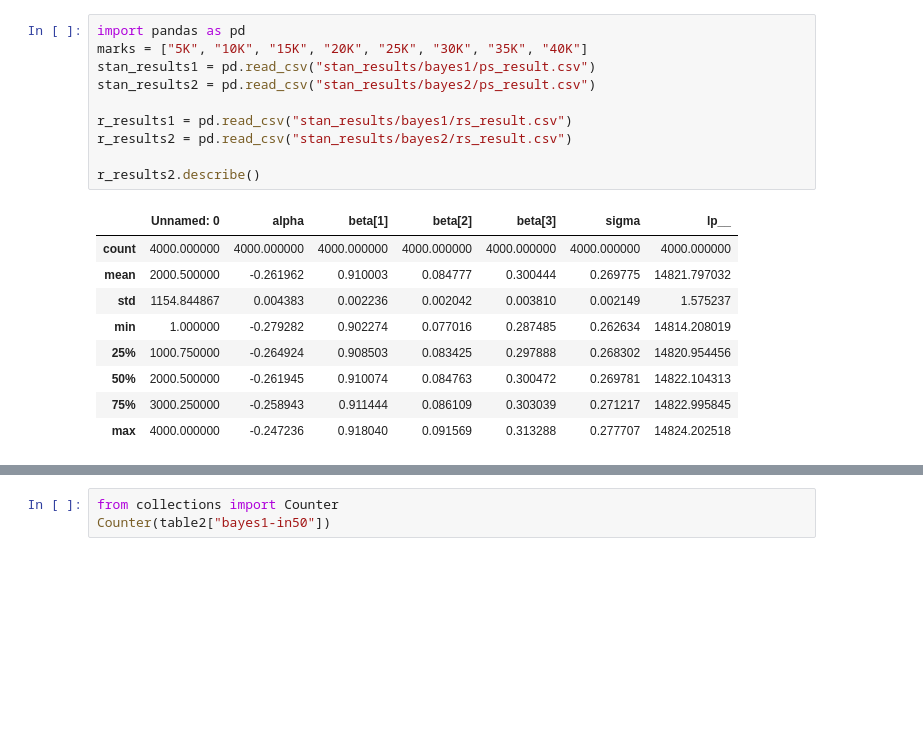
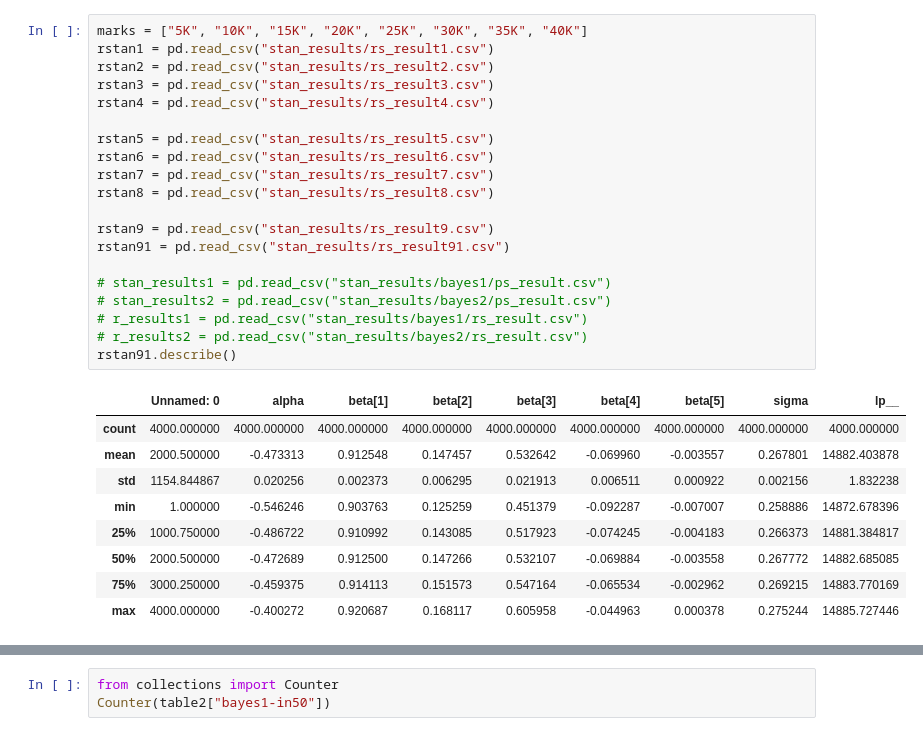
Before and after one commit to eaegerber/Marathon_Predictor, a Jupyter notebook: pystan_test.ipynb, the cells around one changed output, grey strips where cells are left out. Drawn from its saved outputs; the diff is of its cells as text; blank space fills up the shorter version.

```diff
--- a/pystan_test.ipynb
+++ b/pystan_test.ipynb
@@ -23,23 +41,33 @@ test.to_csv("test.csv")
 # %%
-import pandas as pd
 marks = ["5K", "10K", "15K", "20K", "25K", "30K", "35K", "40K"]
-stan_results1 = pd.read_csv("stan_results/bayes1/ps_result.csv")
-stan_results2 = pd.read_csv("stan_results/bayes2/ps_result.csv")
+rstan1 = pd.read_csv("stan_results/rs_result1.csv")
+rstan2 = pd.read_csv("stan_results/rs_result2.csv")
+rstan3 = pd.read_csv("stan_results/rs_result3.csv")
+rstan4 = pd.read_csv("stan_results/rs_result4.csv")
 
-r_results1 = pd.read_csv("stan_results/bayes1/rs_result.csv")
-r_results2 = pd.read_csv("stan_results/bayes2/rs_result.csv")
+rstan5 = pd.read_csv("stan_results/rs_result5.csv")
+rstan6 = pd.read_csv("stan_results/rs_result6.csv")
+rstan7 = pd.read_csv("stan_results/rs_result7.csv")
+rstan8 = pd.read_csv("stan_results/rs_result8.csv")
 
-r_results2.describe()
+rstan9 = pd.read_csv("stan_results/rs_result9.csv")
+rstan91 = pd.read_csv("stan_results/rs_result91.csv")
+
+# stan_results1 = pd.read_csv("stan_results/bayes1/ps_result.csv")
+# stan_results2 = pd.read_csv("stan_results/bayes2/ps_result.csv")
+# r_results1 = pd.read_csv("stan_results/bayes1/rs_result.csv")
+# r_results2 = pd.read_csv("stan_results/bayes2/rs_result.csv")
+rstan91.describe()
 # %% [output]
-|  | Unnamed: 0 | alpha | beta[1] | beta[2] | beta[3] | sigma | lp__ |
-| count | 4000.000000 | 4000.000000 | 4000.000000 | 4000.000000 | 4000.000000 | 4000.000000 | 4000.000000 |
-| mean | 2000.500000 | -0.261962 | 0.910003 | 0.084777 | 0.300444 | 0.269775 | 14821.797032 |
-| std | 1154.844867 | 0.004383 | 0.002236 | 0.002042 | 0.003810 | 0.002149 | 1.575237 |
-| min | 1.000000 | -0.279282 | 0.902274 | 0.077016 | 0.287485 | 0.262634 | 14814.208019 |
-| 25% | 1000.750000 | -0.264924 | 0.908503 | 0.083425 | 0.297888 | 0.268302 | 14820.954456 |
-| 50% | 2000.500000 | -0.261945 | 0.910074 | 0.084763 | 0.300472 | 0.269781 | 14822.104313 |
-| 75% | 3000.250000 | -0.258943 | 0.911444 | 0.086109 | 0.303039 | 0.271217 | 14822.995845 |
-| max | 4000.000000 | -0.247236 | 0.918040 | 0.091569 | 0.313288 | 0.277707 | 14824.202518 |
+|  | Unnamed: 0 | alpha | beta[1] | beta[2] | beta[3] | beta[4] | beta[5] | sigma | lp__ |
+| count | 4000.000000 | 4000.000000 | 4000.000000 | 4000.000000 | 4000.000000 | 4000.000000 | 4000.000000 | 4000.000000 | 4000.000000 |
+| mean | 2000.500000 | -0.473313 | 0.912548 | 0.147457 | 0.532642 | -0.069960 | -0.003557 | 0.267801 | 14882.403878 |
+| std | 1154.844867 | 0.020256 | 0.002373 | 0.006295 | 0.021913 | 0.006511 | 0.000922 | 0.002156 | 1.832238 |
+| min | 1.000000 | -0.546246 | 0.903763 | 0.125259 | 0.451379 | -0.092287 | -0.007007 | 0.258886 | 14872.678396 |
+| 25% | 1000.750000 | -0.486722 | 0.910992 | 0.143085 | 0.517923 | -0.074245 | -0.004183 | 0.266373 | 14881.384817 |
+| 50% | 2000.500000 | -0.472689 | 0.912500 | 0.147266 | 0.532107 | -0.069884 | -0.003558 | 0.267772 | 14882.685085 |
+| 75% | 3000.250000 | -0.459375 | 0.914113 | 0.151573 | 0.547164 | -0.065534 | -0.002962 | 0.269215 | 14883.770169 |
+| max | 4000.000000 | -0.400272 | 0.920687 | 0.168117 | 0.605958 | -0.044963 | 0.000378 | 0.275244 | 14885.727446 |
 # %%
 def full_predictions(test_data, stan_data, feats_lis, beta_lis, name="stan_pred"):
     test_new = test_data.copy()
```
Also changed, not shown: parts of 23 cells of this notebook, 18 other files.
